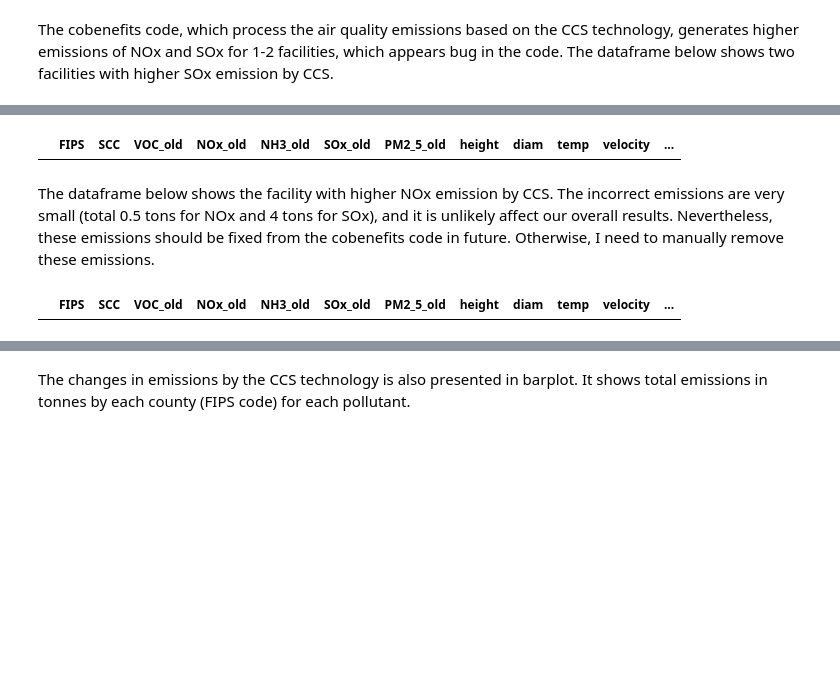
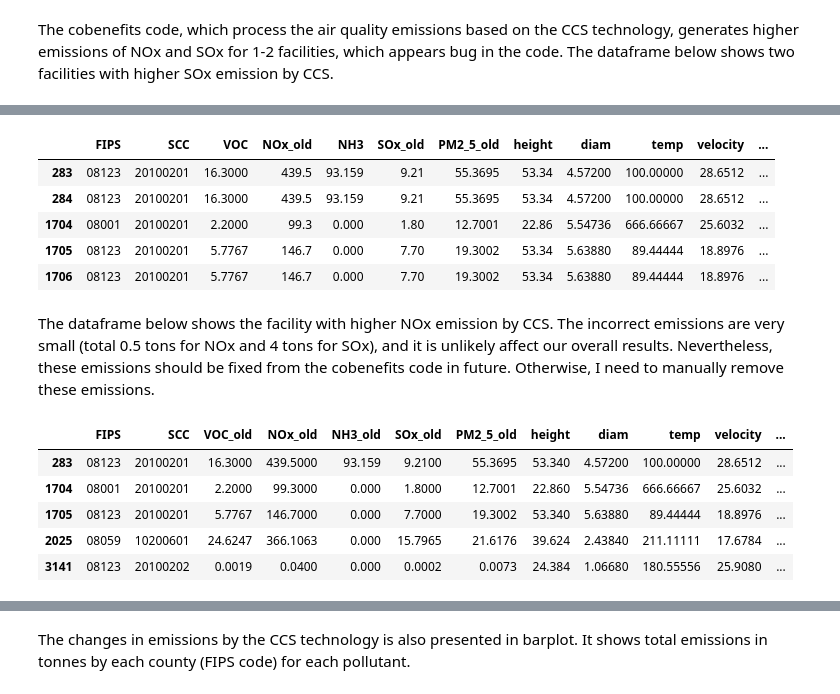
Before and after one commit to CarbonSolutions/LOCAETA_AQ, a Jupyter notebook: LOCAETA-reports/emission_analysis.ipynb, the cells around one changed output, grey strips where cells are left out. Drawn from its saved outputs; the diff is of its cells as text; code cells hidden in the pictures; blank space fills up the shorter version.

```diff
--- a/LOCAETA-reports/emission_analysis.ipynb
+++ b/LOCAETA-reports/emission_analysis.ipynb
@@ -6,7 +6,9 @@ Here are the point-source facilities emissions where amine-based CCS technology
 import geopandas as gpd
 
 # read base and sens emission scenarios
-gdf_CS_emis = gpd.read_file('/Users/yunhalee/Documents/LOCAETA/CS_emissions/Colorado_CCS_combined_NEI_point_oilgas_ptegu_ptnonimps.shp')
+gdf_CS_emis = gpd.read_file(
+    #'/Users/yunhalee/Documents/LOCAETA/RCM/INMAP/evaldata_v1.6.1/2020_nei_emissions/combined_NEI2020_pt_oilgas_ptegu_ptnonipm.shp')
+    '/Users/yunhalee/Documents/LOCAETA/CS_emissions/Colorado_CCS_combined_NEI_point_oilgas_ptegu_ptnonimps.shp')
 
 # Reset index to ensure proper comparison
 gdf_CS_emis.reset_index(drop=True, inplace=True)
@@ -29,21 +31,3 @@ gdf_CS_emis.reset_index(drop=True, inplace=True)
 #     final_df_subset = subset_data(final_df, state_fips)
 
 #     print(f"Processing data for: {region_name}")
-
-def subset_pollutants_with_difference(df, pollutants):
-    mask = False  # Initialize a mask to filter rows
-    for pollutant in pollutants:
-        col_current = pollutant
-        col_old = f'{pollutant}_old'
-
-        if col_current in df.columns and col_old in df.columns:
-            # Check where the pollutant and its "_old" version differ
-            mask |= (df[col_current] != df[col_old])
-
-    # Subset the dataframe based on the mask
-    return df[mask]
-
-pollutants = ['VOC', 'NOx', 'NH3', 'SOx', 'PM2_5']
-subset_df = subset_pollutants_with_difference(gdf_CS_emis, pollutants)
-
-subset_df.head()
@@ -58,2 +72,7 @@ Warning 3: Cannot find header.dxf (GDAL_DATA is not defined)
 # %% [markdown]
 The cobenefits code, which process the air quality emissions based on the CCS technology, generates higher emissions of NOx and SOx for 1-2 facilities, which appears bug in the code. The dataframe below shows two facilities with higher SOx emission by CCS.
+# %%
+# This step might not be needed once emissions_processing removes duplicates.
+subset_df = subset_df.drop(columns=['frs_id'])
+subset_df.drop_duplicates(inplace=True)
+subset_df
@@ -60,21 +97,31 @@ The cobenefits code, which process the air quality emissions based on the CCS te
 # %%
 # Find the case where SOx is higher than SOx_old
-if 'SOx' in subset_df.columns and 'SOx_old' in subset_df.columns:
-    filtered_SOx_df = subset_df[subset_df['SOx'] > subset_df['SOx_old']]
+if 'NH3' in subset_df.columns and 'NH3_new' in subset_df.columns:
+    filtered_df = subset_df[subset_df['NH3'] != subset_df['NH3_new']]
 
-filtered_SOx_df.head()
+filtered_df.head()
 # %% [output]
-|  | FIPS | SCC | VOC_old | NOx_old | NH3_old | SOx_old | PM2_5_old | height | diam | temp | velocity | ... |
+|  | FIPS | SCC | VOC | NOx_old | NH3 | SOx_old | PM2_5_old | height | diam | temp | velocity | ... |
+| 283 | 08123 | 20100201 | 16.3000 | 439.5 | 93.159 | 9.21 | 55.3695 | 53.34 | 4.57200 | 100.00000 | 28.6512 | ... |
+| 284 | 08123 | 20100201 | 16.3000 | 439.5 | 93.159 | 9.21 | 55.3695 | 53.34 | 4.57200 | 100.00000 | 28.6512 | ... |
+| 1704 | 08001 | 20100201 | 2.2000 | 99.3 | 0.000 | 1.80 | 12.7001 | 22.86 | 5.54736 | 666.66667 | 25.6032 | ... |
+| 1705 | 08123 | 20100201 | 5.7767 | 146.7 | 0.000 | 7.70 | 19.3002 | 53.34 | 5.63880 | 89.44444 | 18.8976 | ... |
+| 1706 | 08123 | 20100201 | 5.7767 | 146.7 | 0.000 | 7.70 | 19.3002 | 53.34 | 5.63880 | 89.44444 | 18.8976 | ... |
 # %% [markdown]
 The dataframe below shows the facility with higher NOx emission by CCS. The incorrect emissions are very small (total 0.5 tons for NOx and 4 tons for SOx), and it is unlikely affect our overall results. Nevertheless, these emissions should be fixed from the cobenefits code in future. Otherwise, I need to manually remove these emissions.
 # %%
 # Find the case where NOx is higher than NOx_old
 if 'NOx' in subset_df.columns and 'NOx_old' in subset_df.columns:
-    filtered_NOx_df = subset_df[subset_df['NOx'] > subset_df['NOx_old']]
+    filtered_NOx_df = subset_df[subset_df['NOx'] != subset_df['NOx_old']]
 
 filtered_NOx_df.head()
 # %% [output]
 |  | FIPS | SCC | VOC_old | NOx_old | NH3_old | SOx_old | PM2_5_old | height | diam | temp | velocity | ... |
+| 283 | 08123 | 20100201 | 16.3000 | 439.5000 | 93.159 | 9.2100 | 55.3695 | 53.340 | 4.57200 | 100.00000 | 28.6512 | ... |
+| 1704 | 08001 | 20100201 | 2.2000 | 99.3000 | 0.000 | 1.8000 | 12.7001 | 22.860 | 5.54736 | 666.66667 | 25.6032 | ... |
+| 1705 | 08123 | 20100201 | 5.7767 | 146.7000 | 0.000 | 7.7000 | 19.3002 | 53.340 | 5.63880 | 89.44444 | 18.8976 | ... |
+| 2025 | 08059 | 10200601 | 24.6247 | 366.1063 | 0.000 | 15.7965 | 21.6176 | 39.624 | 2.43840 | 211.11111 | 17.6784 | ... |
+| 3141 | 08123 | 20100202 | 0.0019 | 0.0400 | 0.000 | 0.0002 | 0.0073 | 24.384 | 1.06680 | 180.55556 | 25.9080 | ... |
 # %%
 import contextily as ctx
 import matplotlib.colors as mcolors
```
Also changed, not shown: parts of 8 cells of this notebook, 6 other files.
